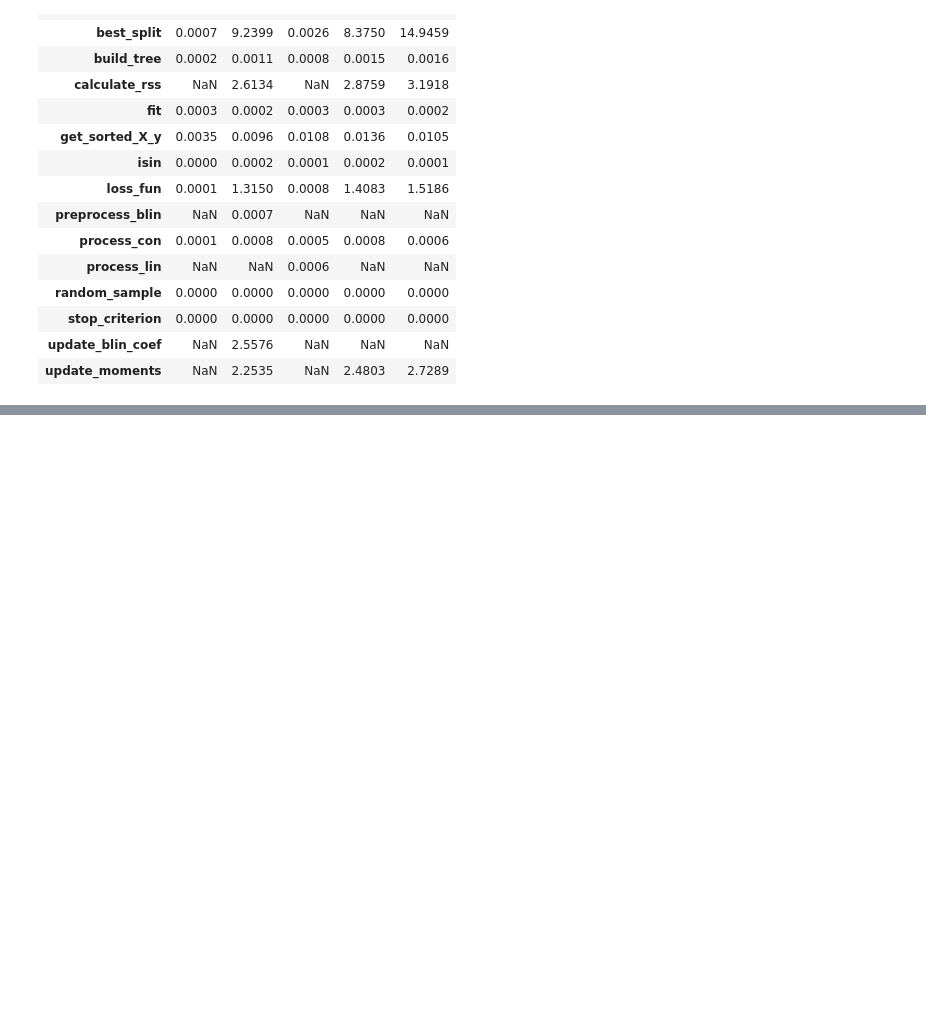
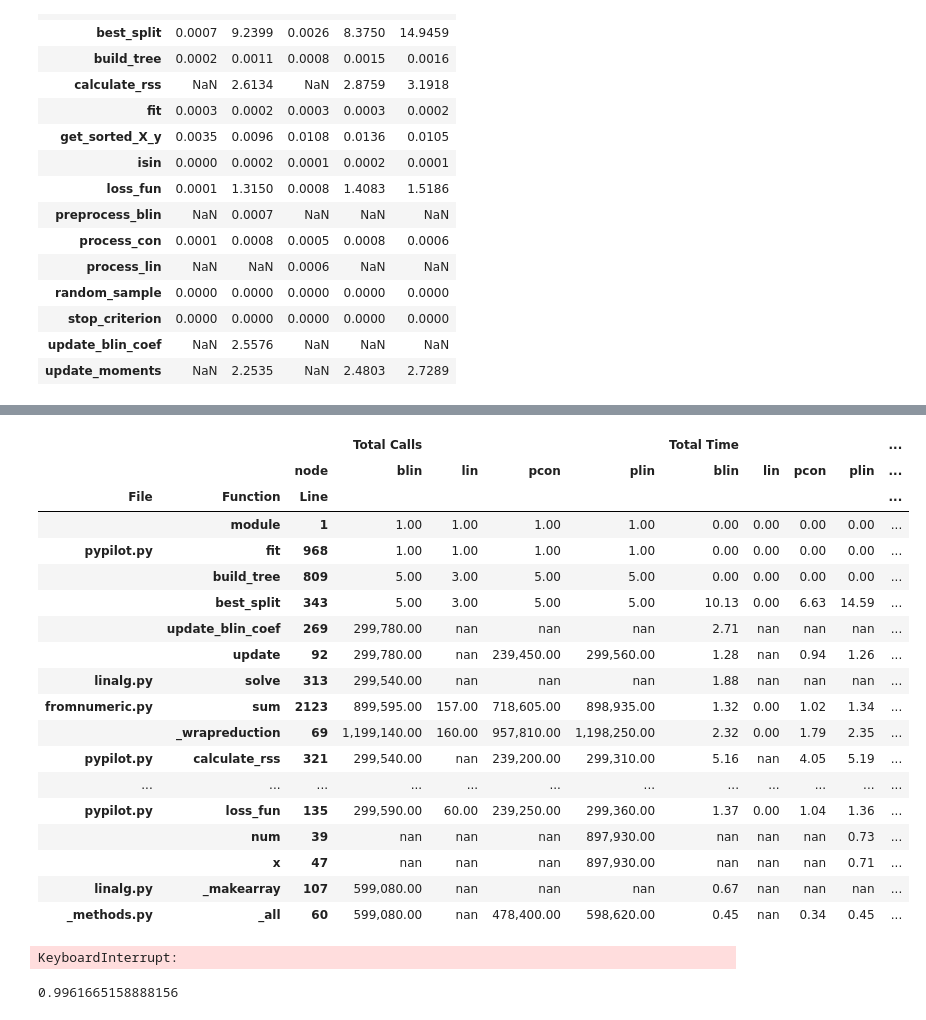
Before and after one commit to STAN-UAntwerp/PILOT, a Jupyter notebook: notebooks/compute_time_by_node.ipynb, the cells around one changed output, grey strips where cells are left out. Cells and saved outputs as stored; diff of their text form; code cells hidden in the pictures; blank space fills up the shorter version.

```diff
--- a/notebooks/compute_time_by_node.ipynb
+++ b/notebooks/compute_time_by_node.ipynb
@@ -419,0 +512,69 @@ PILOT(max_nodes=2, regression_nodes=['con', 'blin'])
+# %%
+table = df.assign(Function=df['Function'].str.replace(r'<|>', '')).pivot(index=['File', 'Function', 'Line'], columns='node', values=['Total Calls', 'Total Time', 'Cumulative Time']).loc[lambda d: d.index.get_level_values('File') != '~'].round(4)
+
+table.assign(key=table.loc[:, ('Cumulative Time', slice(None))].max(axis=1)).sort_values('key', ascending=False).drop(columns=['key']).head(20).style.format('{:,.2f}').apply(color_first_level_columns, axis=None)
+# %% [output]
+|  |  |  | Total Calls |  |  |  | Total Time |  |  |  | ... |
+|  |  | node | blin | lin | pcon | plin | blin | lin | pcon | plin | ... |
+| File | Function | Line |  |  |  |  |  |  |  |  | ... |
+|  | module | 1 | 1.00 | 1.00 | 1.00 | 1.00 | 0.00 | 0.00 | 0.00 | 0.00 | ... |
+| pypilot.py | fit | 968 | 1.00 | 1.00 | 1.00 | 1.00 | 0.00 | 0.00 | 0.00 | 0.00 | ... |
+|  | build_tree | 809 | 5.00 | 3.00 | 5.00 | 5.00 | 0.00 | 0.00 | 0.00 | 0.00 | ... |
+|  | best_split | 343 | 5.00 | 3.00 | 5.00 | 5.00 | 10.13 | 0.00 | 6.63 | 14.59 | ... |
+|  | update_blin_coef | 269 | 299,780.00 | nan | nan | nan | 2.71 | nan | nan | nan | ... |
+|  | update | 92 | 299,780.00 | nan | 239,450.00 | 299,560.00 | 1.28 | nan | 0.94 | 1.26 | ... |
+| linalg.py | solve | 313 | 299,540.00 | nan | nan | nan | 1.88 | nan | nan | nan | ... |
+| fromnumeric.py | sum | 2123 | 899,595.00 | 157.00 | 718,605.00 | 898,935.00 | 1.32 | 0.00 | 1.02 | 1.34 | ... |
+|  | _wrapreduction | 69 | 1,199,140.00 | 160.00 | 957,810.00 | 1,198,250.00 | 2.32 | 0.00 | 1.79 | 2.35 | ... |
+| pypilot.py | calculate_rss | 321 | 299,540.00 | nan | 239,200.00 | 299,310.00 | 5.16 | nan | 4.05 | 5.19 | ... |
+| ... | ... | ... | ... | ... | ... | ... | ... | ... | ... | ... | ... |
+| pypilot.py | loss_fun | 135 | 299,590.00 | 60.00 | 239,250.00 | 299,360.00 | 1.37 | 0.00 | 1.04 | 1.36 | ... |
+|  | num | 39 | nan | nan | nan | 897,930.00 | nan | nan | nan | 0.73 | ... |
+|  | x | 47 | nan | nan | nan | 897,930.00 | nan | nan | nan | 0.71 | ... |
+| linalg.py | _makearray | 107 | 599,080.00 | nan | nan | nan | 0.67 | nan | nan | nan | ... |
+| _methods.py | _all | 60 | 599,080.00 | nan | 478,400.00 | 598,620.00 | 0.45 | nan | 0.34 | 0.45 | ... |
+# %%
+timings = []
+for i in range(10):
+    print(i)
+    X, y = make_regression(n_samples=10000, n_features=5, noise=1, random_state=i)
+    t1 = time.time()
+    print('pypilot')
+    p = pypilot.PILOT(
+        max_depth=12,
+        min_sample_split=10,
+        min_sample_leaf=5,
+        step_size=1,
+        random_state=42,
+        truncation_factor=3,
+        rel_tolerance=0,
+        df_settings=None,
+        regression_nodes=['con'] + ['blin'],
+        min_unique_values_regression = 5,
+        max_nodes=2,
+    )
+    p.fit(X, y)
+    t2 = time.time()
+    print('numba')
+    p = Pilot.PILOT(
+        max_depth=12,
+        min_sample_split=10,
+        min_sample_leaf=5,
+        step_size=1,
+        random_state=42,
+        truncation_factor=3,
+        rel_tolerance=0,
+        df_settings=None,
+        regression_nodes=['con'] + ['blin'],
+        min_unique_values_regression = 5,
+        max_nodes=2,
+    )
+    p.fit(X, y)
+    t3 = time.time()
+    timings.append({'pypilot': t2 - t1, 'numba': t3 - t2})
+# %% [output]
+KeyboardInterrupt:
+# %%
+timings
+# %% [output]
+0.9961665158888156
```
Also changed, not shown: parts of 7 cells of this notebook, 1 other file.
